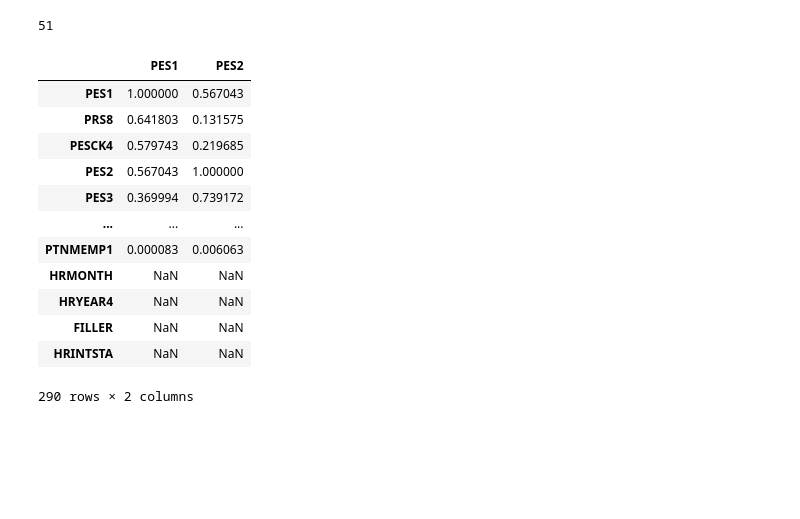
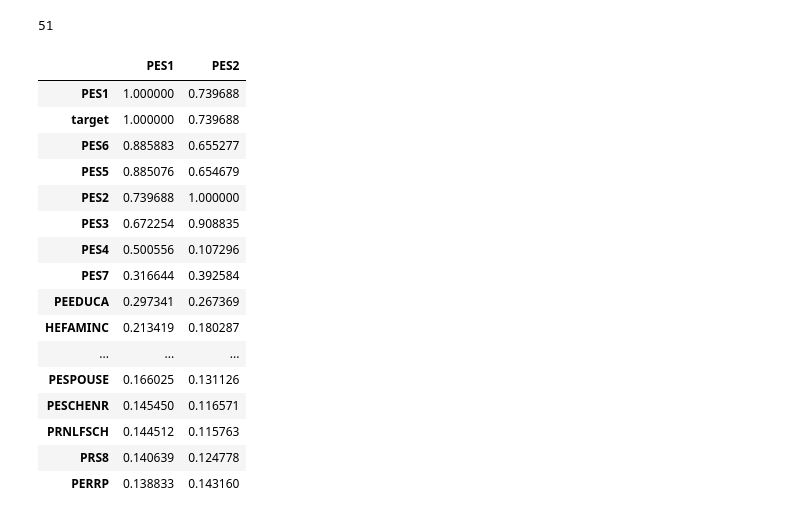
Before and after one commit to ecw70574/US-Census-Voting-and-Registration-DSCI-Capstone-Project, a Jupyter notebook: EDA.ipynb, the cells around one changed output. Saved outputs shown, nothing was run; the diff lists cells and outputs as text; code cells hidden in the pictures; blank space fills up the shorter version.

```diff
--- a/EDA.ipynb
+++ b/EDA.ipynb
@@ -40,6 +40,12 @@ data
 | 126684 | 940325328011460 | 11 | 2024 | 1 | 218 | NaN | -1 | 1 | -1 | -1 | ... |
 | 126685 | 790456071508119 | 11 | 2024 | -1 | 218 | NaN | -1 | 1 | -1 | -1 | ... |
 126686 rows × 406 columns
+# %%
+#Those that can vote, are registered (Or assumption we need to make)
+data.loc[data['PES1'] == 1, 'PES2'] = 1
+
+#Inversely, those who aren't registered, can't vote. (Another Assumption)
+data.loc[data['PES2'] == 2, 'PES1'] = 2
 # %%
 def filter_rows_by_negative_one_pct(df, threshold=0.2, missing_value=-1, inplace=False):
     # threshold: fraction of cols with missing_value to mark row as bad
@@ -127,3 +133,16 @@ data = data[data['PRCITSHP'] != 5].reset_index(drop=True)
 
 # We need to drop rows where PRPERTYP == 1, as these represent child household members who are not eligible voters and do not provide useful information for our analysis.
 data = data[data['PRPERTYP'] != 1].reset_index(drop=True)
+# %%
+print(data[['PES1', 'PES2']].value_counts())
+
+
+## We may want to remove rows where PES1/PES2 are negative,
+#  who don't know if they voted, or wouldn't tell,
+# removes binary-ness of the target variable, but we can try both ways and
+# see which performs better. We can also try to impute these values in some way,
+#  or create a separate category for "unknown" if we want to keep them.
+
+
+#### BIG PROBLEM WITH PES2 (LOTS OF -1s, WHICH MAY BE NOISY OR UNRELIABLE)
+data = data[(data['PES1'] >= 0) & (data['PES2'] >= 0)].reset_index(drop=True)
@@ -324,21 +365,25 @@ len(data['GESTFIPS'].unique())
 # %%
 corr = data.corr()[['PES1', 'PES2']]
 corr_sorted = corr.abs().sort_values(by=['PES1', 'PES2'], ascending=False)
-corr_sorted
+corr_sorted.head(20)
 # %% [output]
 |  | PES1 | PES2 |
-| PES1 | 1.000000 | 0.567043 |
-| PRS8 | 0.641803 | 0.131575 |
-| PESCK4 | 0.579743 | 0.219685 |
-| PES2 | 0.567043 | 1.000000 |
-| PES3 | 0.369994 | 0.739172 |
+| PES1 | 1.000000 | 0.739688 |
+| target | 1.000000 | 0.739688 |
+| PES6 | 0.885883 | 0.655277 |
+| PES5 | 0.885076 | 0.654679 |
+| PES2 | 0.739688 | 1.000000 |
+| PES3 | 0.672254 | 0.908835 |
+| PES4 | 0.500556 | 0.107296 |
+| PES7 | 0.316644 | 0.392584 |
+| PEEDUCA | 0.297341 | 0.267369 |
+| HEFAMINC | 0.213419 | 0.180287 |
 | ... | ... | ... |
-| PTNMEMP1 | 0.000083 | 0.006063 |
-| HRMONTH | NaN | NaN |
-| HRYEAR4 | NaN | NaN |
-| FILLER | NaN | NaN |
-| HRINTSTA | NaN | NaN |
+| PESPOUSE | 0.166025 | 0.131126 |
+| PESCHENR | 0.145450 | 0.116571 |
+| PRNLFSCH | 0.144512 | 0.115763 |
+| PRS8 | 0.140639 | 0.124778 |
+| PERRP | 0.138833 | 0.143160 |
-290 rows × 2 columns
 # %%
 data
 # %% [output]
```
Also changed, not shown: parts of 14 cells of this notebook.
